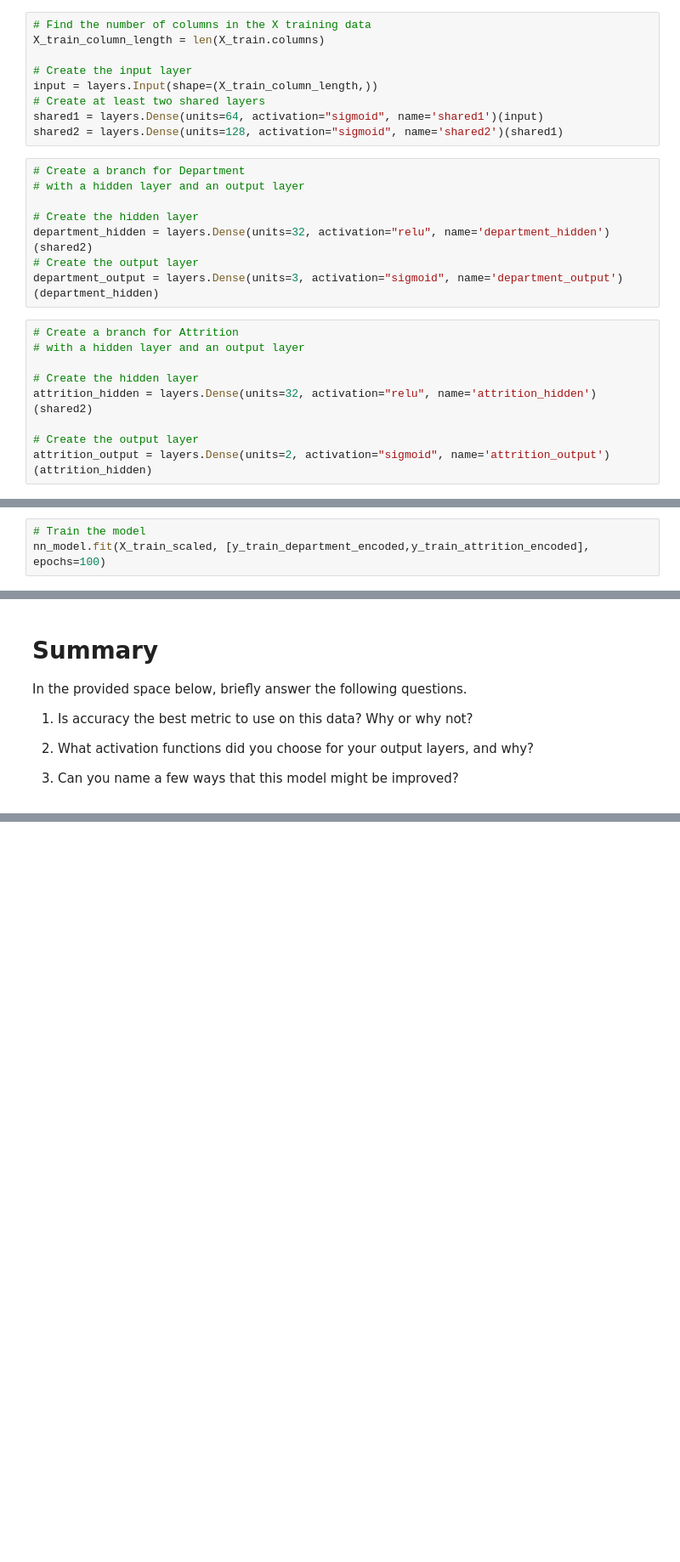
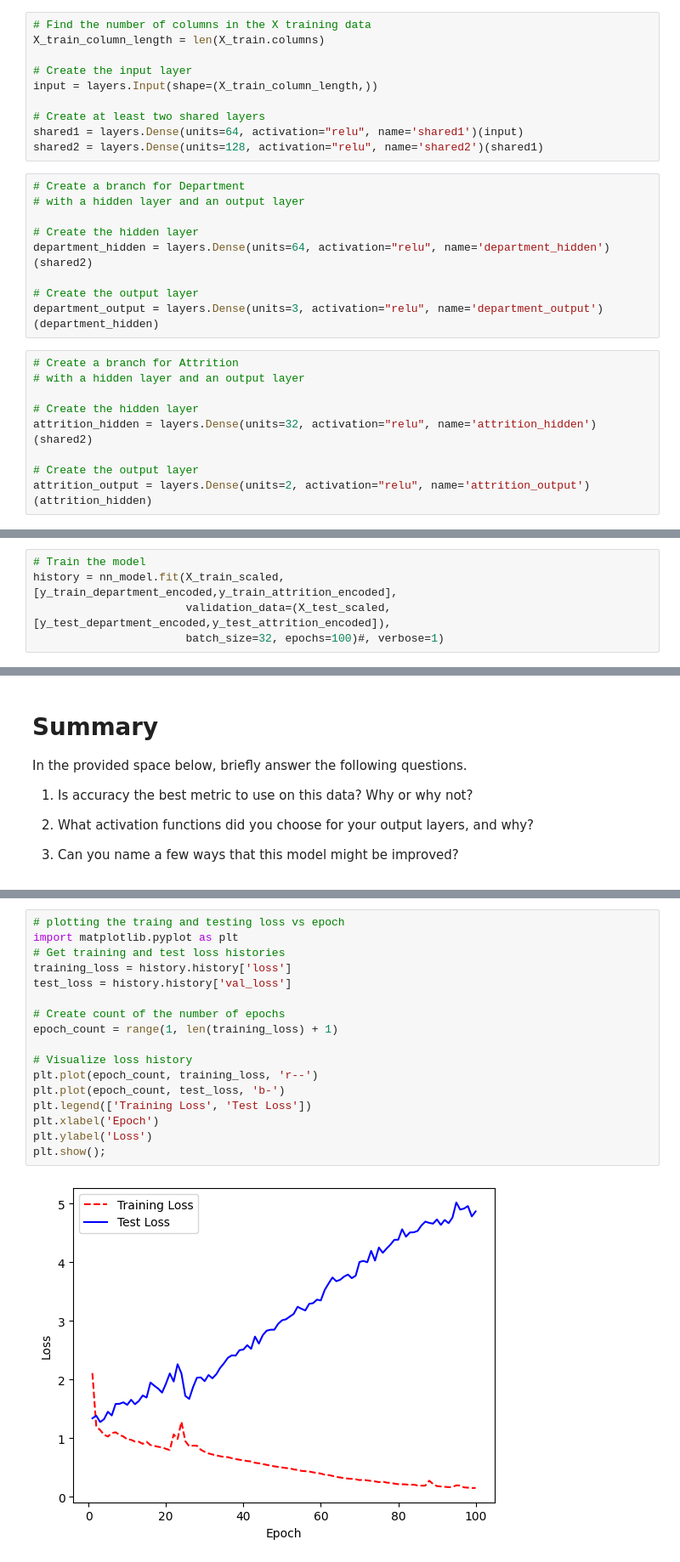
Before and after one commit to ekfrib23/neural-network-challenge, a Jupyter notebook: attrition.ipynb, the cells around one changed output, grey strips where cells are left out. Shown at 85% size. Drawn from its saved outputs; the diff is of its cells as text; blank space fills up the shorter version.

```diff
--- a/attrition.ipynb
+++ b/attrition.ipynb
@@ -176,17 +141,19 @@ X_train_column_length = len(X_train.columns)
 
 # Create the input layer
 input = layers.Input(shape=(X_train_column_length,))
+
 # Create at least two shared layers
-shared1 = layers.Dense(units=64, activation="sigmoid", name='shared1')(input)
-shared2 = layers.Dense(units=128, activation="sigmoid", name='shared2')(shared1)
+shared1 = layers.Dense(units=64, activation="relu", name='shared1')(input)
+shared2 = layers.Dense(units=128, activation="relu", name='shared2')(shared1)
 # %%
 # Create a branch for Department
 # with a hidden layer and an output layer
 
 # Create the hidden layer
-department_hidden = layers.Dense(units=32, activation="relu", name='department_hidden')(shared2)
+department_hidden = layers.Dense(units=64, activation="relu", name='department_hidden')(shared2)
+
 # Create the output layer
-department_output = layers.Dense(units=3, activation="sigmoid", name='department_output')(department_hidden)
+department_output = layers.Dense(units=3, activation="relu", name='department_output')(department_hidden)
 # %%
 # Create a branch for Attrition
 # with a hidden layer and an output layer
@@ -195,7 +162,7 @@ department_output = layers.Dense(units=3, activation="sigmoid", name='department
 attrition_hidden = layers.Dense(units=32, activation="relu", name='attrition_hidden')(shared2)
 
 # Create the output layer
-attrition_output = layers.Dense(units=2, activation="sigmoid", name='attrition_output')(attrition_hidden)
+attrition_output = layers.Dense(units=2, activation="relu", name='attrition_output')(attrition_hidden)
 # %%
 # Create the model
 nn_model = Model(inputs=input,outputs=[department_output,attrition_output])
@@ -225,6 +192,8 @@ Non-trainable params: 0 (0.00 Byte)
 __________________________________________________________________________________________________
 # %%
 # Train the model
-nn_model.fit(X_train_scaled, [y_train_department_encoded,y_train_attrition_encoded], epochs=100)
+history = nn_model.fit(X_train_scaled, [y_train_department_encoded,y_train_attrition_encoded],
+                       validation_data=(X_test_scaled, [y_test_department_encoded,y_test_attrition_encoded]),
+                       batch_size=32, epochs=100)#, verbose=1)
 # %% [output]
 Epoch 1/100
@@ -275,0 +284,19 @@ YOUR ANSWERS HERE
+# %%
+# plotting the traing and testing loss vs epoch
+import matplotlib.pyplot as plt
+# Get training and test loss histories
+training_loss = history.history['loss']
+test_loss = history.history['val_loss']
+
+# Create count of the number of epochs
+epoch_count = range(1, len(training_loss) + 1)
+
+# Visualize loss history
+plt.plot(epoch_count, training_loss, 'r--')
+plt.plot(epoch_count, test_loss, 'b-')
+plt.legend(['Training Loss', 'Test Loss'])
+plt.xlabel('Epoch')
+plt.ylabel('Loss')
+plt.show();
+# %% [output]
+[figure, added]
```
Also changed, not shown: parts of 16 cells of this notebook, 1 other file.
